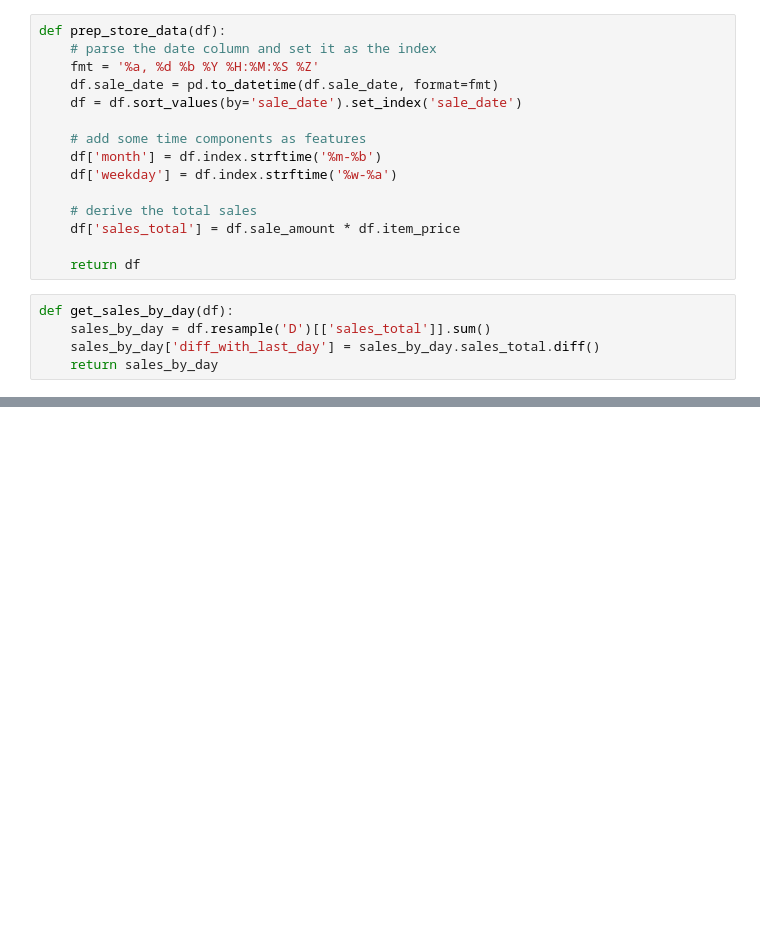
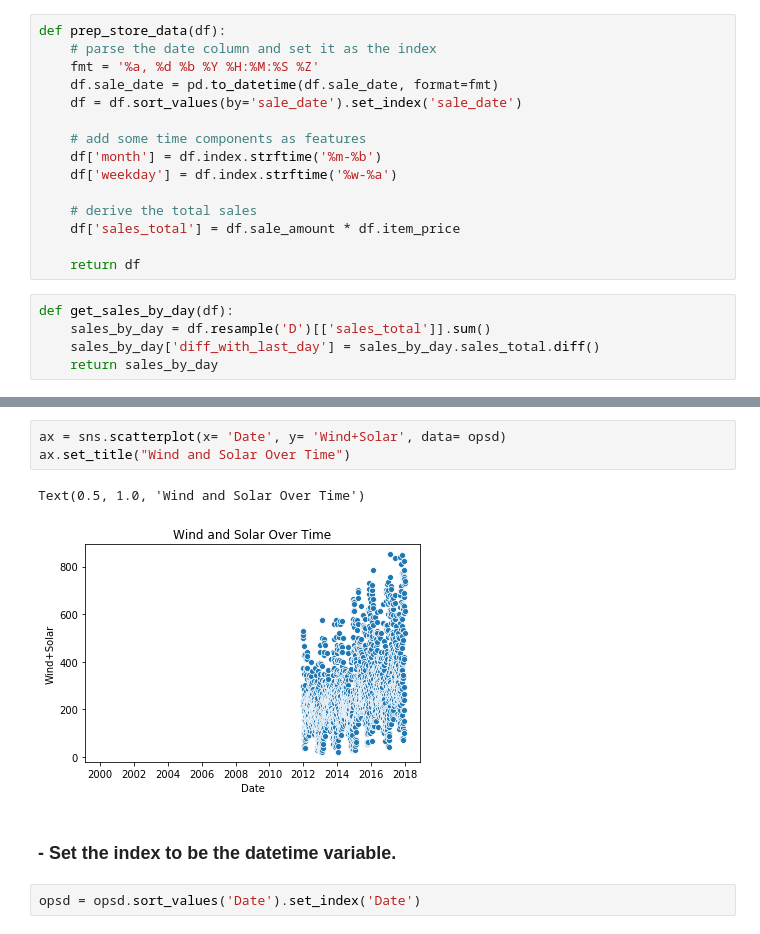
Before and after one commit to davidtenorio1/ds-methodologies-exercises, a Jupyter notebook: time_series/prep.ipynb, the cells around one changed output, grey strips where cells are left out. Cells and saved outputs as stored; diff of their text form; blank space fills up the shorter version.

```diff
--- a/time_series/prep.ipynb
+++ b/time_series/prep.ipynb
@@ -145,0 +250,10 @@ def get_sales_by_day(df):
+# %%
+ax = sns.scatterplot(x= 'Date', y= 'Wind+Solar', data= opsd)
+ax.set_title("Wind and Solar Over Time")
+# %% [output]
+Text(0.5, 1.0, 'Wind and Solar Over Time')
+[figure, added]
+# %% [markdown]
+### - Set the index to be the datetime variable.
+# %%
+opsd = opsd.sort_values('Date').set_index('Date')
```
Also changed, not shown: parts of 23 cells of this notebook, 4 other files.
